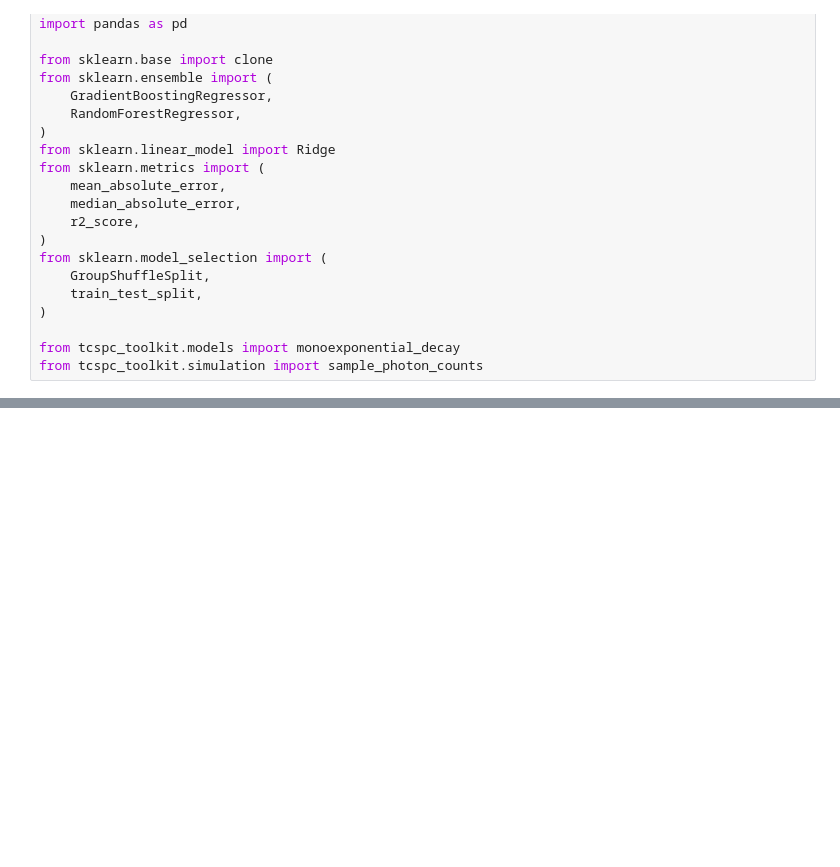
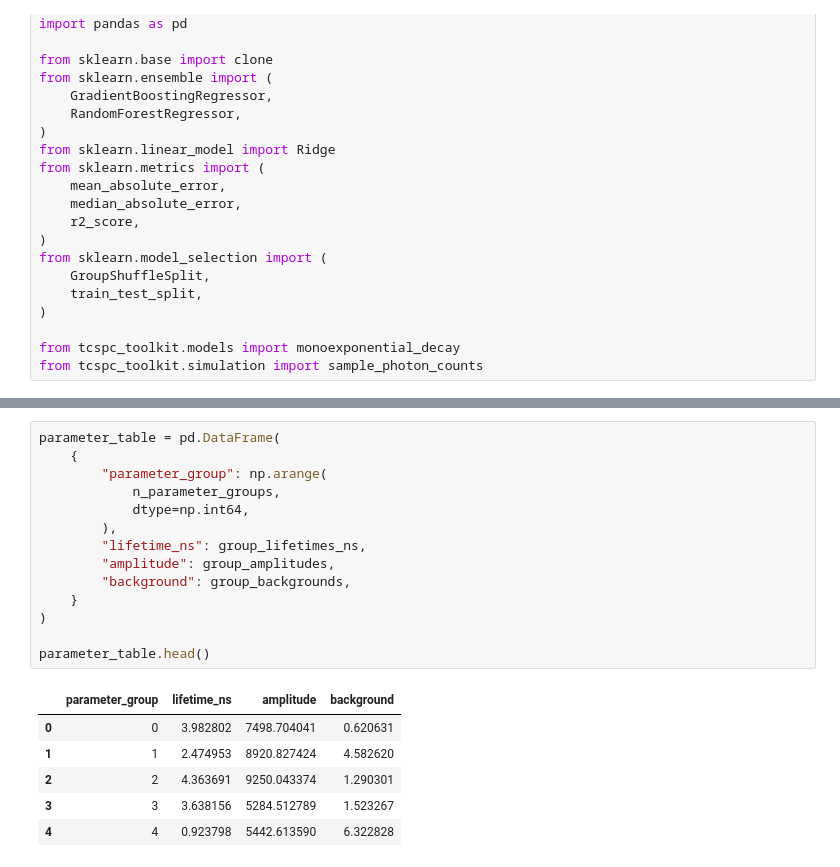
Before and after one commit to moryev/tcspc-lifetime-toolkit, a Jupyter notebook: notebooks/05_data_leakage_and_grouped_evaluation.ipynb, the cells around one changed output, grey strips where cells are left out. Drawn from its saved outputs; the diff is of its cells as text; blank space fills up the shorter version.

```diff
--- a/notebooks/05_data_leakage_and_grouped_evaluation.ipynb
+++ b/notebooks/05_data_leakage_and_grouped_evaluation.ipynb
@@ -162,0 +218,21 @@ The `parameter_group` variable will later be used to ensure that all realization
+# %%
+parameter_table = pd.DataFrame(
+    {
+        "parameter_group": np.arange(
+            n_parameter_groups,
+            dtype=np.int64,
+        ),
+        "lifetime_ns": group_lifetimes_ns,
+        "amplitude": group_amplitudes,
+        "background": group_backgrounds,
+    }
+)
+
+parameter_table.head()
+# %% [output]
+|  | parameter_group | lifetime_ns | amplitude | background |
+| 0 | 0 | 3.982802 | 7498.704041 | 0.620631 |
+| 1 | 1 | 2.474953 | 8920.827424 | 4.582620 |
+| 2 | 2 | 4.363691 | 9250.043374 | 1.290301 |
+| 3 | 3 | 3.638156 | 5284.512789 | 1.523267 |
+| 4 | 4 | 0.923798 | 5442.613590 | 6.322828 |
```
Also changed, not shown: parts of 21 cells of this notebook.
